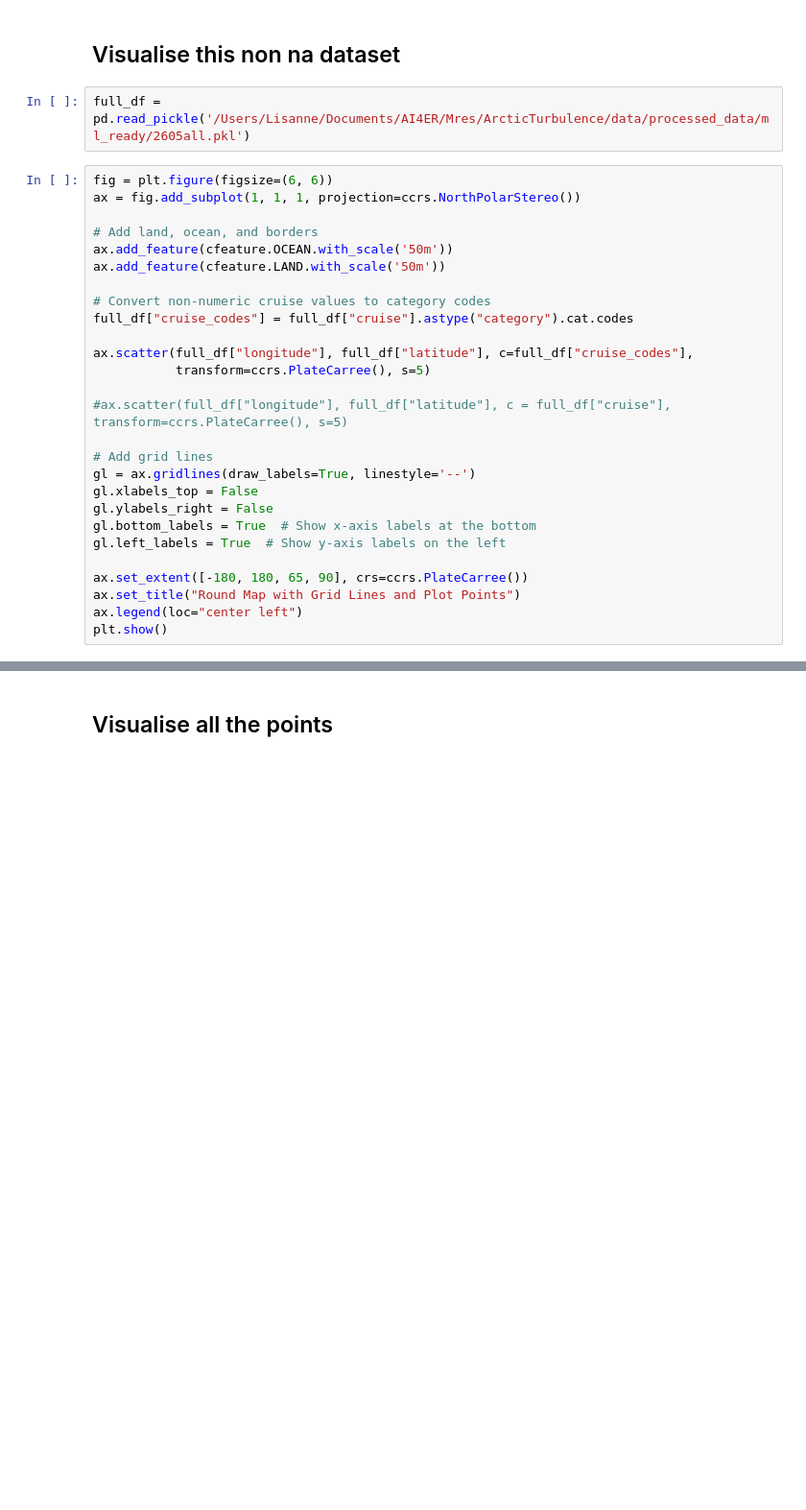
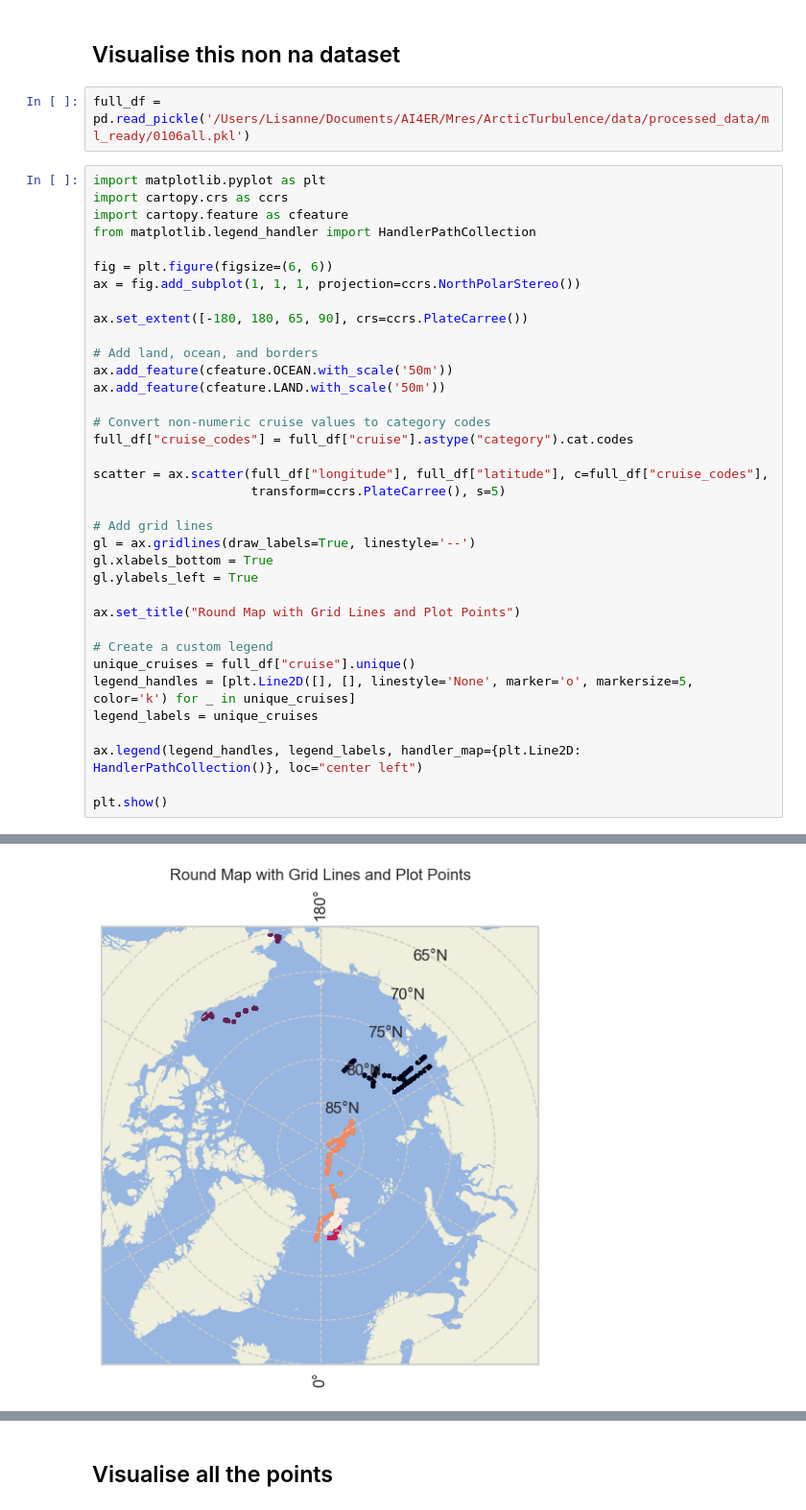
Before and after one commit to lisanneblok/ArcticTurbulence, a Jupyter notebook: data_exploration/load_ds.ipynb, the cells around one changed output, grey strips where cells are left out. Shown at 96% size. Saved outputs shown, nothing was run; the diff lists cells and outputs as text; blank space fills up the shorter version.

```diff
--- a/data_exploration/load_ds.ipynb
+++ b/data_exploration/load_ds.ipynb
@@ -159,10 +131,17 @@ combined_nona.to_pickle('/Users/Lisanne/Documents/AI4ER/Mres/ArcticTurbulence/da
 # %% [markdown]
 ## Visualise this non na dataset
 # %%
-full_df = pd.read_pickle('/Users/Lisanne/Documents/AI4ER/Mres/ArcticTurbulence/data/processed_data/ml_ready/2605all.pkl')
+full_df = pd.read_pickle('/Users/Lisanne/Documents/AI4ER/Mres/ArcticTurbulence/data/processed_data/ml_ready/0106all.pkl')
 # %%
+import matplotlib.pyplot as plt
+import cartopy.crs as ccrs
+import cartopy.feature as cfeature
+from matplotlib.legend_handler import HandlerPathCollection
+
 fig = plt.figure(figsize=(6, 6))
 ax = fig.add_subplot(1, 1, 1, projection=ccrs.NorthPolarStereo())
+
+ax.set_extent([-180, 180, 65, 90], crs=ccrs.PlateCarree())
 
 # Add land, ocean, and borders
 ax.add_feature(cfeature.OCEAN.with_scale('50m'))
@@ -171,19 +150,22 @@ ax.add_feature(cfeature.LAND.with_scale('50m'))
 # Convert non-numeric cruise values to category codes
 full_df["cruise_codes"] = full_df["cruise"].astype("category").cat.codes
 
-ax.scatter(full_df["longitude"], full_df["latitude"], c=full_df["cruise_codes"],
-           transform=ccrs.PlateCarree(), s=5)
-
-#ax.scatter(full_df["longitude"], full_df["latitude"], c = full_df["cruise"], transform=ccrs.PlateCarree(), s=5)
+scatter = ax.scatter(full_df["longitude"], full_df["latitude"], c=full_df["cruise_codes"],
+                     transform=ccrs.PlateCarree(), s=5)
 
 # Add grid lines
 gl = ax.gridlines(draw_labels=True, linestyle='--')
-gl.xlabels_top = False
-gl.ylabels_right = False
-gl.bottom_labels = True  # Show x-axis labels at the bottom
-gl.left_labels = True  # Show y-axis labels on the left
+gl.xlabels_bottom = True
+gl.ylabels_left = True
 
-ax.set_extent([-180, 180, 65, 90], crs=ccrs.PlateCarree())
 ax.set_title("Round Map with Grid Lines and Plot Points")
-ax.legend(loc="center left")
+
+# Create a custom legend
+unique_cruises = full_df["cruise"].unique()
+legend_handles = [plt.Line2D([], [], linestyle='None', marker='o', markersize=5, color='k') for _ in unique_cruises]
+legend_labels = unique_cruises
+
+ax.legend(legend_handles, legend_labels, handler_map={plt.Line2D: HandlerPathCollection()}, loc="center left")
+
 plt.show()
+# %% [output]
@@ -189,0 +173 @@ plt.show()
+[figure, added]
```
Also changed, not shown: parts of 19 cells of this notebook.
